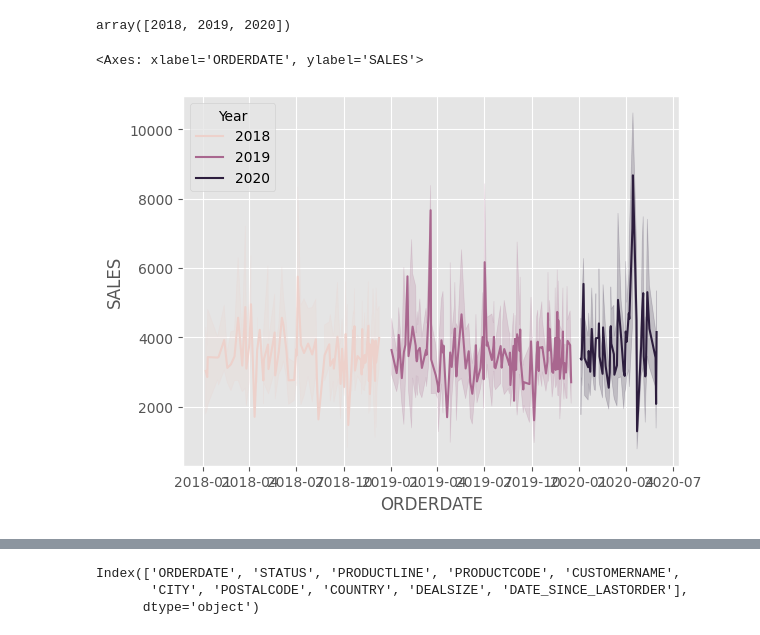
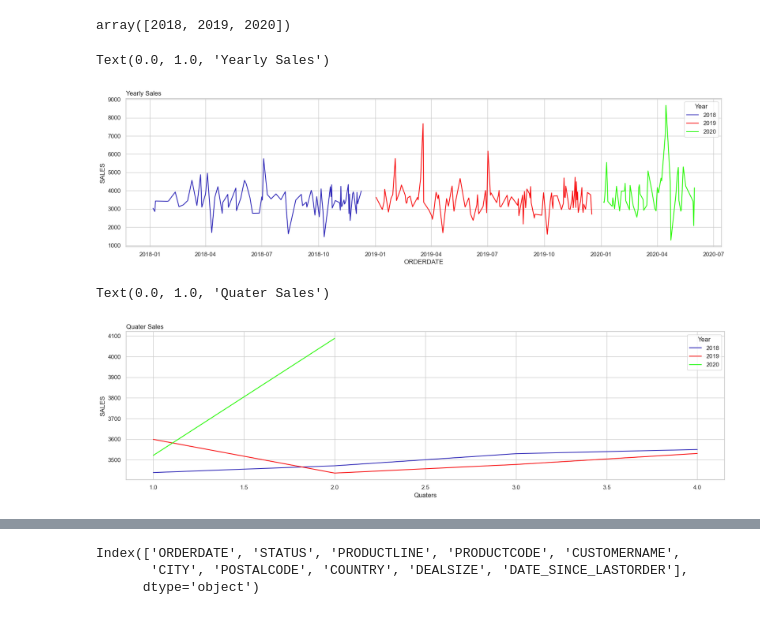
Before and after one commit to DataNerdss/Automobile_Sales_Analysis_Project, a Jupyter notebook: car_sales_analysis.ipynb, the cells around one changed output, grey strips where cells are left out. Saved outputs shown, nothing was run; the diff lists cells and outputs as text; code cells hidden in the pictures.

```diff
--- a/car_sales_analysis.ipynb
+++ b/car_sales_analysis.ipynb
@@ -378,7 +378,7 @@ Text(0.0, 1.0, 'Sales by ProductLine')
 # %%
 # Extract our Year, Quarters, Months and Weeks
 df['Year'] = df['ORDERDATE'].dt.year
-df['Month'] = df['ORDERDATE'].dt.strftime('%B')
+df['Month'] = df['ORDERDATE'].dt.month
 df['Quaters'] = df['ORDERDATE'].dt.quarter
 df['Week'] = df['ORDERDATE'].dt.isocalendar().week
 df['Year'].unique()
@@ -386,7 +386,23 @@ df['Year'].unique()
 array([2018, 2019, 2020])
 # %%
 # Yearly Sales
-sns.lineplot(data = df, x = 'ORDERDATE', y = 'SALES', hue = 'Year')
+plt.figure(figsize=(20,5))
+sns.set_theme(style='whitegrid')
+col = ['#2E27B7','#F80D0F','#26F801']
+
+sns.lineplot(data = df, x = 'ORDERDATE', y = 'SALES', hue = 'Year', ci = None,palette=col)
+plt.title('Yearly Sales', loc = 'left')
 # %% [output]
-<Axes: xlabel='ORDERDATE', ylabel='SALES'>
+Text(0.0, 1.0, 'Yearly Sales')
-[figure, old version]
+[figure, new version]
+# %%
+# Quarterly Sales
+plt.figure(figsize=(20,5))
+sns.set_theme(style='whitegrid')
+col = ['#2E27B7','#F80D0F','#26F801']
+
+sns.lineplot(data = df, x = 'Quaters', y = 'SALES', hue = 'Year', ci = None,palette=col)
+plt.title('Quater Sales', loc = 'left')
+# %% [output]
+Text(0.0, 1.0, 'Quater Sales')
+[figure, added]
```
Also changed, not shown: parts of 5 cells of this notebook.
